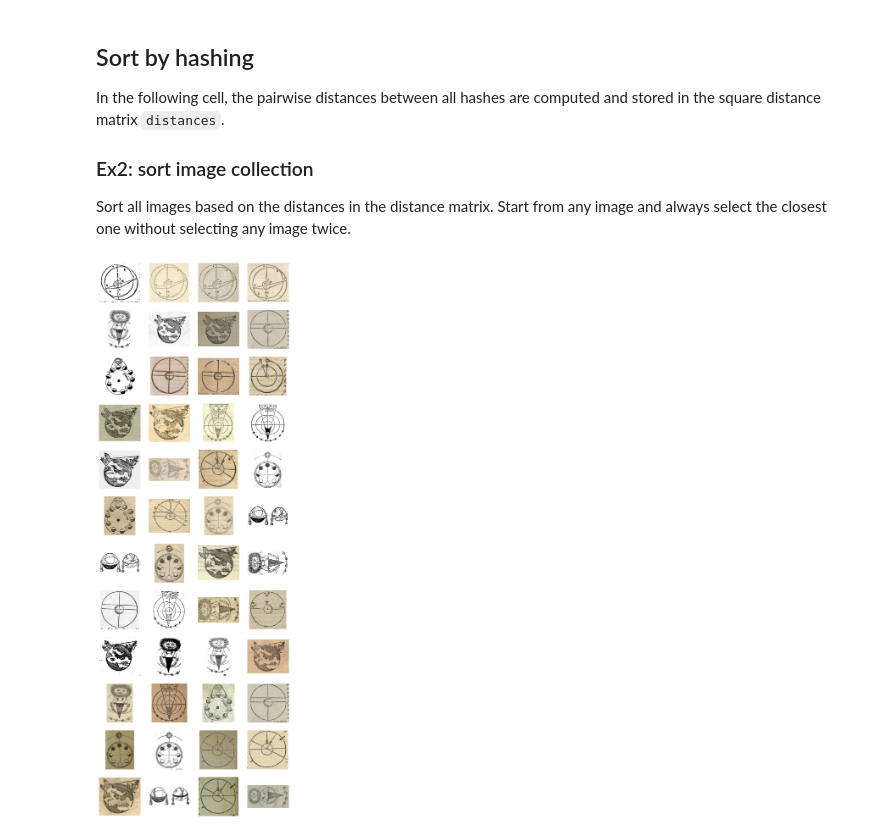
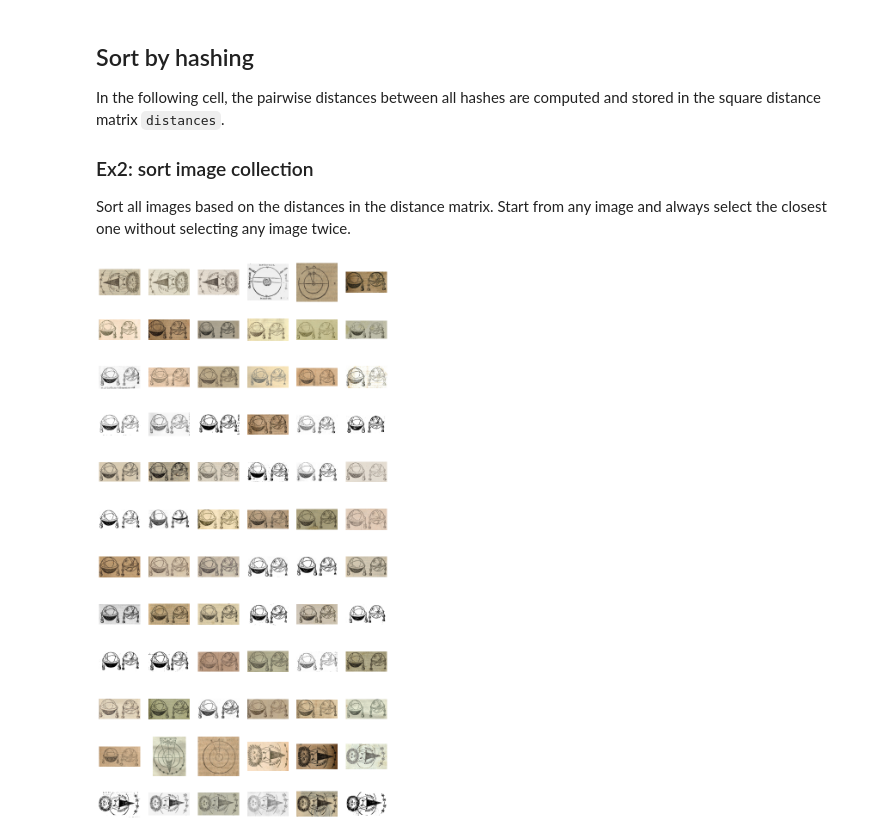
Before and after one commit to workshop-dh-ml/exercise-wednesday, a Jupyter notebook: solution.ipynb, the cells around one changed output. Cells and saved outputs as stored; diff of their text form; code cells hidden in the pictures.

Commit message:
use scipy functions for distance matrix sorting

```diff
--- a/solution.ipynb
+++ b/solution.ipynb
@@ -9,7 +9,7 @@ import random
 import numpy as np
 import matplotlib.pyplot as plt
 
-dataset_dir = Path('sphaera_illustrations_dataset')
+dataset_dir = Path('../image-similarity/sphaera_illustrations_dataset')
 dataset = []
 
 for fpath in dataset_dir.iterdir():
@@ -62,22 +64,22 @@ In the following cell, the pairwise distances between all hashes are computed an
 Sort all images based on the distances in the distance matrix. Start from any image and always select the closest one without selecting any image twice.
 # %%
 from scipy.spatial.distance import cdist
+from scipy.spatial.distance import  squareform
+from scipy.cluster.hierarchy import linkage, optimal_leaf_ordering, leaves_list
+
 hashed_images_matrix = np.array(hashed_images).reshape((len(hashed_images), -1))
 
 distances = cdist(hashed_images_matrix, hashed_images_matrix, 'hamming')
+
+# begin solution
+condensed = squareform(distances)
+linkage = linkage(condensed)
+reorderd_linkage = optimal_leaf_ordering(linkage, condensed)
+sorted_images = leaves_list(reorderd_linkage)
+# end solution
-# %%
-# begin solution
-sorted_images = [0]
-cimage_index = 0
-while distances.shape[1] > 1:
-    nearest_index = distances[cimage_index].argsort()[1]
-    sorted_images.append(nearest_index)
-    distances = np.delete(distances, obj=nearest_index, axis=1)
-    cimage_index = nearest_index
-# end solution
 # %%
 plot_grid(
-    [dataset[i] for i in sorted_images[:48]]
-, 12,4)
+    [dataset[i] for i in sorted_images[:72]]
+, 12,6)
 # %% [output]
-[figure, old version]
+[figure, new version]
```
Also changed, not shown: parts of 2 cells of this notebook.
